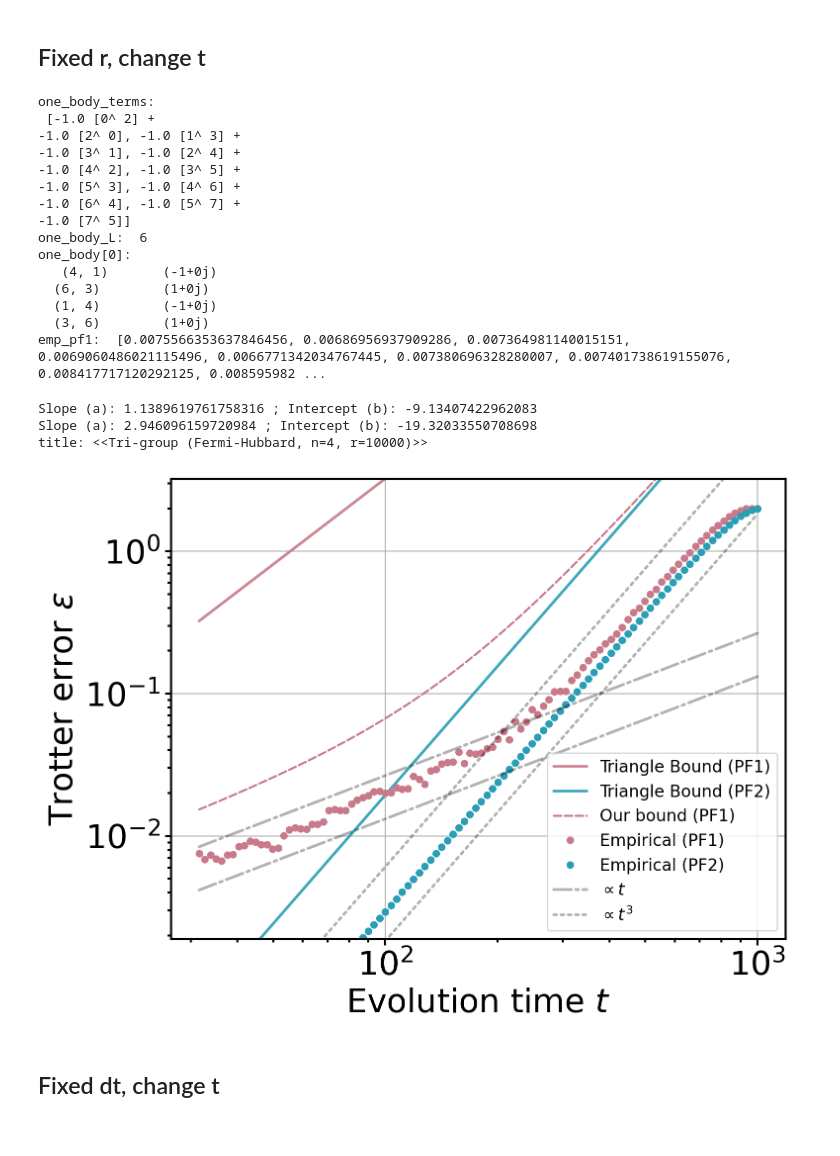
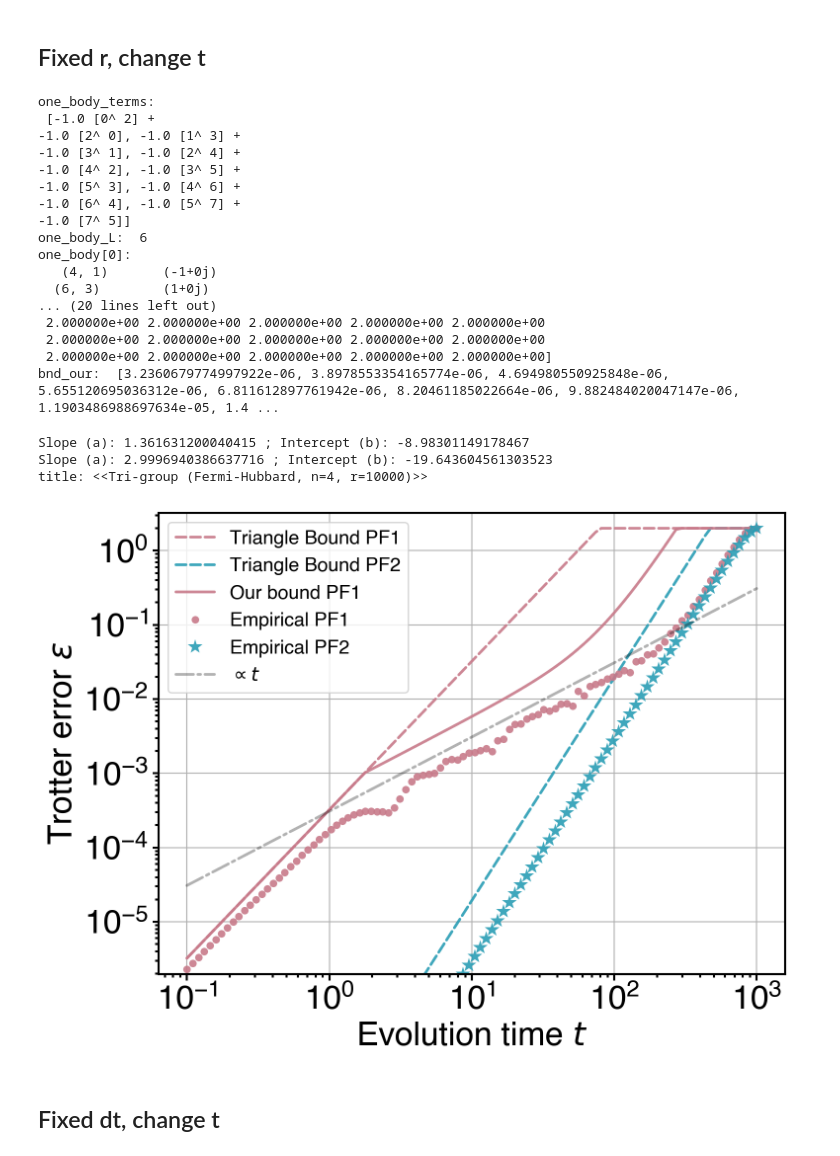
Before and after one commit to Jue-Xu/Interference-Trotter-Error, a Jupyter notebook: code/hubbard.ipynb, the cells around one changed output. Cells and saved outputs as stored; diff of their text form; code cells hidden in the pictures.

Commit message:
improve H=A+B+C interference bound

```diff
--- a/code/hubbard.ipynb
+++ b/code/hubbard.ipynb
@@ -120,7 +83,7 @@ plt.savefig(f'./figs/hubbard_interference_n={n}_t={t}_J={J}.pdf', bbox_inches='t
 # %% [markdown]
 ## Fixed r, change t
 # %%
-from new_bound import interference_bound_new, sum_second_order_commutator_norm
+from new_bound import interference_bound_new3, sum_second_order_commutator_norm
 
 n = 4
 # n = 5
@@ -129,7 +92,8 @@ epsilon = 1e-3
 J, U = -1, 1
 
 t_num = 100
-t_list = np.logspace(1.5, 3, num=t_num)
+t_list = np.logspace(-1, 3, num=t_num)
+# t_list = np.logspace(1.5, 3, num=t_num)
 hubbard = hubbard_openfermion(n, U, verbose=True)
 h_group = [sum(hubbard.one_body_01_sparse), sum(hubbard.one_body_23_sparse), sum(hubbard.two_body_sparse)]
 exact_U_list = [expm(-1j * t * sum(h_group)) for t in t_list]
@@ -145,12 +109,17 @@ data_r['emp_pf2'] = [norm(pf_r(h_group, t, r, order=2)-exact_U_list[i]) for i, t
 H_list = [np.array(sum(hubbard.one_body_01_sparse)), np.array(sum(hubbard.one_body_23_sparse)), np.array(sum(hubbard.two_body_sparse))]
 R = commutator(H_list[0], H_list[1]) + commutator(H_list[0], H_list[2]) + commutator(H_list[1], H_list[2])
 R2 = sum_second_order_commutator_norm(H_list)
-epsilon = 0.001
-data_r['bnd_our'] = [interference_bound_new(R, sum(H_list), t, epsilon) * epsilon * t**2/r + R2 * t**3/(r**2) for t in t_list]
+epsilon = 0.01
+# data_r['bnd_our'] = [interference_bound_new(R, sum(H_list), t, epsilon) * epsilon * t**2/r + R2 * t**3/(r**2) for t in t_list]
 
-data_r['bnd_pf1'] = np.array([tight_bound(h_group, 1, t, r) for t in t_list])
-# print('bnd_pf1: ', data_r['bnd_pf1'])
-data_r['bnd_pf2'] = np.array([tight_bound(h_group, 2, t, r) for t in t_list])
+data_r['bnd_pf1'] = np.array([min(2, tight_bound(h_group, 1, t, r)) for t in t_list])
+print('bnd_pf1: ', data_r['bnd_pf1'])
+
+interf_bound = [interference_bound_new3(R, sum(H_list), t/r, eps=epsilon) for t in t_list]
+data_r['bnd_our'] = [min(data_r['bnd_pf1'][i],  4 * interf_bound[i][0] * t**2/r + 2 * interf_bound[i][1] * t/r + R2 *t**3/r**2) for i, t in enumerate(t_list)]
+print('bnd_our: ', data_r['bnd_our'])
+
+data_r['bnd_pf2'] = np.array([min(2, tight_bound(h_group, 2, t, r)) for t in t_list])
 # # interf_bound = np.array([interference_bound(bi_group, t, r) for t in t_list])
 # %% [output]
 one_body_terms:
@@ -165,46 +134,51 @@ one_body_L:  6
 one_body[0]:
    (4, 1)       (-1+0j)
   (6, 3)        (1+0j)
-  (1, 4)        (-1+0j)
-  (3, 6)        (1+0j)
-emp_pf1:  [0.0075566353637846456, 0.00686956937909286, 0.007364981140015151, 0.0069060486021115496, 0.0066771342034767445, 0.007380696328280007, 0.007401738619155076, 0.008417717120292125, 0.008595982 ...
+... (20 lines left out)
+ 2.000000e+00 2.000000e+00 2.000000e+00 2.000000e+00 2.000000e+00
+ 2.000000e+00 2.000000e+00 2.000000e+00 2.000000e+00 2.000000e+00
+ 2.000000e+00 2.000000e+00 2.000000e+00 2.000000e+00 2.000000e+00]
+bnd_our:  [3.2360679774997922e-06, 3.8978553354165774e-06, 4.694980550925848e-06, 5.655120695036312e-06, 6.811612897761942e-06, 8.20461185022664e-06, 9.882484020047147e-06, 1.1903486988697634e-05, 1.4 ...
 # %%
-plt.rc('legend', fontsize=MEDIUM_SIZE-6)
+plt.rc('legend', fontsize=MEDIUM_SIZE-4)
+mpl.rcParams['axes.grid'] = True
+mpl.rcParams['axes.grid'] = True
+
 prefix, suffix = 'Hubbard', 'Tri'
 # set_color_cycle(cc, alpha=0.05)
 # plt.rc('legend', fontsize=MEDIUM_SIZE-2)
 t_list = data_r['t']
 start1, end1 = int(1*len(t_list)/10), int(4*len(t_list)/10)
 start2, end2 = int(7*len(t_list)/10), int(9*len(t_list)/10)
 _, a_1, b_1 = linear_loglog_fit(t_list[start1:end1], data_r['emp_pf1'][start1:end1], verbose=True)
 _, a_2, b_2 = linear_loglog_fit(t_list[start2:end2], data_r['emp_pf2'][start2:end2], verbose=True)
 # _, a_bnd, b_bnd = linear_loglog_fit(t_list, data_r['bnd_pf1'], verbose=True)
 
 # set_color_cycle(cc, 0.1)
-fig, ax = plt.subplots(1, 1)
-ax.plot(t_list, data_r['bnd_pf1'], '-', alpha=0.9, label=r'Triangle Bound (PF1)', linewidth=2, c='#C87A8AFF')
-ax.plot(t_list, data_r['bnd_pf2'], '-', alpha=0.9, label=r'Triangle Bound (PF2)', linewidth=2, c='#2A9EB5FF')
-ax.plot(t_list, data_r['bnd_our'], '--', label='Our bound (PF1)', markeredgewidth=0.0, c='#C87A8AFF')
-ax.plot(t_list, data_r['emp_pf1'], '.', label= 'Empirical (PF1)', mfc='#C87A8AFF', markeredgewidth=0.0)
-ax.plot(t_list, data_r['emp_pf2'], '.', label= 'Empirical (PF2)', mfc='#2A9EB5FF', markeredgewidth=0.0)
+fig, ax = plt.subplots(1, 1, figsize=(8, 6))
+ax.plot(t_list, data_r['bnd_pf1'], '--', alpha=0.9, label=r'Triangle Bound PF1', linewidth=2, c='#C87A8AFF')
+ax.plot(t_list, data_r['bnd_pf2'], '--', alpha=0.9, label=r'Triangle Bound PF2', linewidth=2, c='#2A9EB5FF')
+ax.plot(t_list, data_r['bnd_our'], '-', label='Our bound PF1', markeredgewidth=0.0, c='#C87A8AFF')
+ax.plot(t_list, data_r['emp_pf1'], '.', label= 'Empirical PF1', mfc='#C87A8AFF', markeredgewidth=0.0)
+ax.plot(t_list, data_r['emp_pf2'], '*', label= 'Empirical PF2', mfc='#2A9EB5FF', markeredgewidth=0.0)
 # r_list, e1, 'y--', alpha=0.5, label=r'Bound: $\min(||H_0||,||H_1||)\, t/r$', linewidth=1) # C_1
 # ax.plot(t_list, e_pf1_tight_tri, 'r-', alpha=0.5, label=r'Triangle Bound PF1', linewidth=1.5) # C_2
 ax.plot(t_list, [t*exp(b_1+0.9) for t in t_list], 'k-.', linewidth=2, alpha=0.3, label=fr'$\propto t$')
-ax.plot(t_list, [t*exp(b_1+0.2) for t in t_list], 'k-.', linewidth=2, alpha=0.3)
+# ax.plot(t_list, [t*exp(b_1+0.2) for t in t_list], 'k-.', linewidth=2, alpha=0.3)
 # ax.plot(t_list, [t**2*exp(b_bnd+0.5) for t in t_list], 'k--', linewidth=2, alpha=0.3, label=fr'$\propto t^2$')
 # ax.plot(t_list, [t**2*exp(b_bnd-0.5) for t in t_list], 'k--', linewidth=2, alpha=0.3)
-ax.plot(t_list, [t**3*exp(b_2+0.4) for t in t_list], 'k:', linewidth=2, alpha=0.3, label=fr'$\propto t^3$')
-ax.plot(t_list, [t**3*exp(b_2-0.8) for t in t_list], 'k:', linewidth=2, alpha=0.3)
-ax_set_text(ax, r'Evolution time $t$', r'Trotter error $\epsilon$', log='xy', ylim=[min(data_r['emp_pf1'])/3, max(data_r['emp_pf1'])*1.4])  # ax.grid()
+# ax.plot(t_list, [t**3*exp(b_2+0.4) for t in t_list], 'k:', linewidth=2, alpha=0.3, label=fr'$\propto t^3$')
+# ax.plot(t_list, [t**3*exp(b_2-0.8) for t in t_list], 'k:', linewidth=2, alpha=0.3)
+ax_set_text(ax, r'Evolution time $t$', r'Trotter error $\epsilon$', log='xy', ylim=[min(data_r['emp_pf1']), max(data_r['emp_pf1'])*1.4])  # ax.grid()
 title = rf'Tri-group (Fermi-Hubbard, n={n}, r={r})'
 print(f'title: <<{title}>>')
 # ax.set_title(title)
 fig.savefig(f'{fig_dir}/{prefix}_n={n}_r={r}_{suffix}.pdf', bbox_inches='tight')
 # %% [output]
-Slope (a): 1.1389619761758316 ; Intercept (b): -9.13407422962083
-Slope (a): 2.946096159720984 ; Intercept (b): -19.32033550708698
+Slope (a): 1.361631200040415 ; Intercept (b): -8.98301149178467
+Slope (a): 2.9996940386637716 ; Intercept (b): -19.643604561303523
 title: <<Tri-group (Fermi-Hubbard, n=4, r=10000)>>
-[figure, old version]
+[figure, new version]
 # %% [markdown]
 ## Fixed dt, change t
 # %%
```
Also changed, not shown: parts of 4 cells of this notebook, 7 other files.
